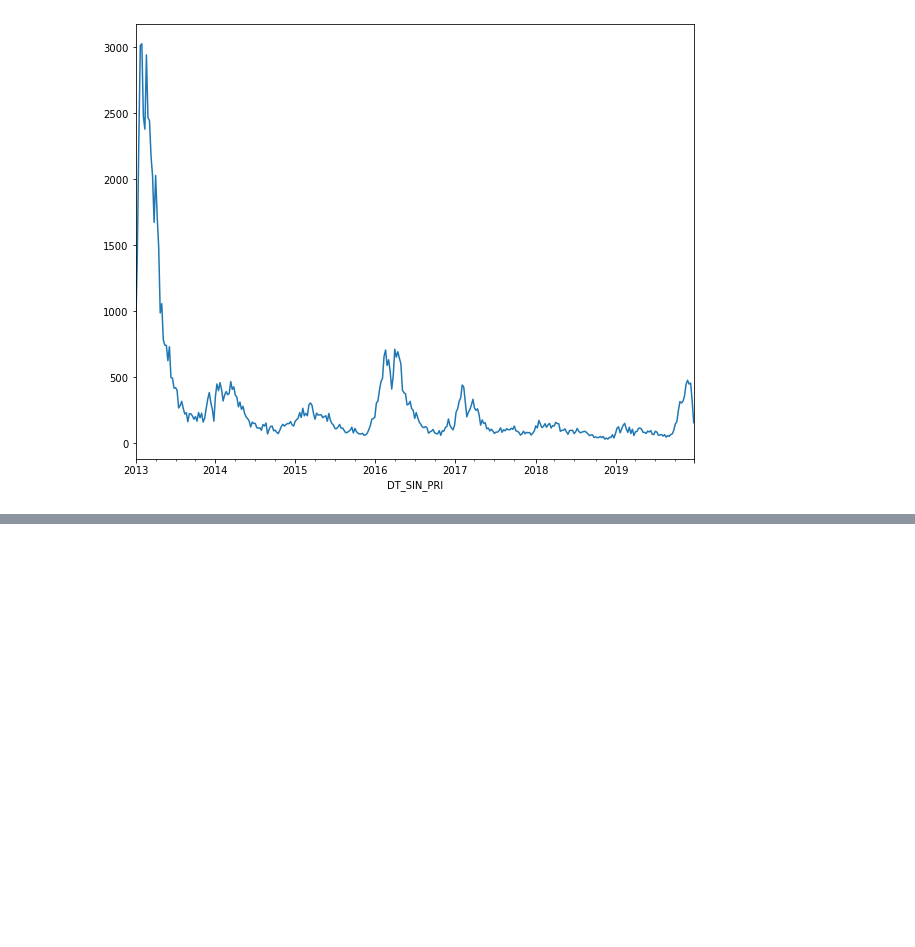
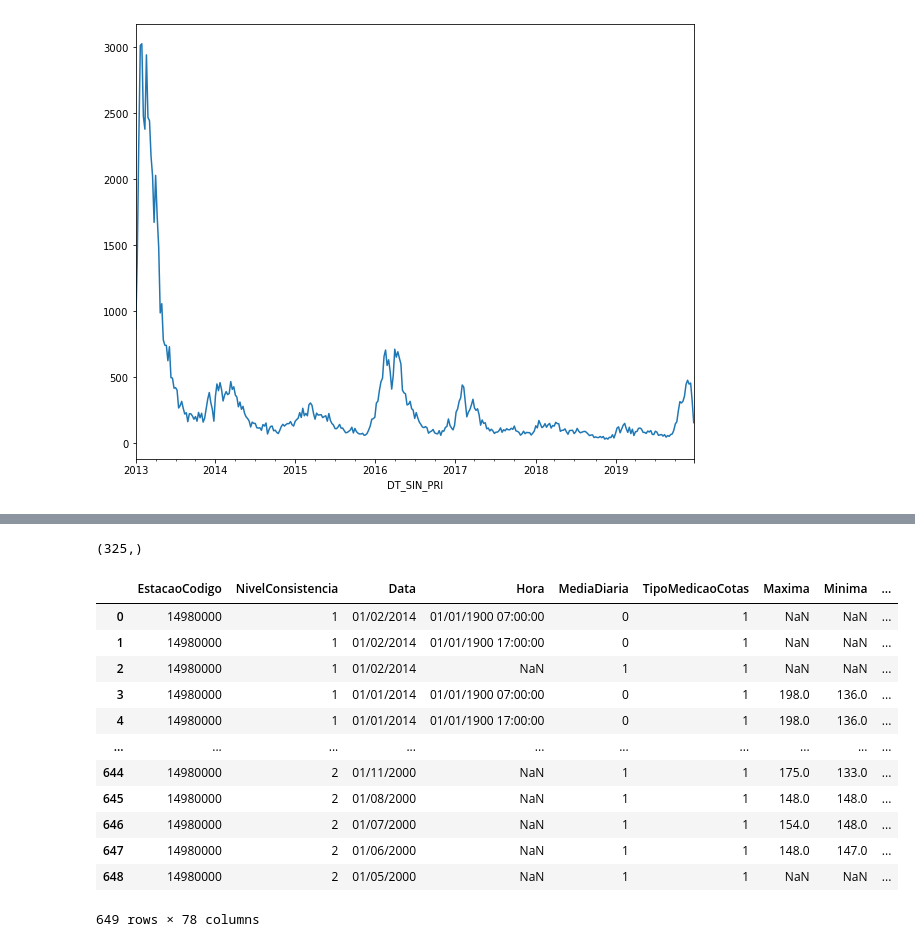
Before and after one commit to fccoelho/sistemas_dinamicos_aplicados, a Jupyter notebook: Sage/Causality in Dynamical Sysytems- Application.ipynb, the cells around one changed output, grey strips where cells are left out. Saved outputs shown, nothing was run; the diff lists cells and outputs as text; code cells hidden in the pictures; blank space fills up the shorter version.

```diff
--- a/Sage/Causality in Dynamical Sysytems- Application.ipynb
+++ b/Sage/Causality in Dynamical Sysytems- Application.ipynb
@@ -305,0 +368,21 @@ pylab.legend();
+# %%
+y.shape
+# %% [output]
+(325,)
+# %%
+nivagua = pd.read_csv('cotas.csv')
+nivagua
+# %% [output]
+|  | EstacaoCodigo | NivelConsistencia | Data | Hora | MediaDiaria | TipoMedicaoCotas | Maxima | Minima | ... |
+| 0 | 14980000 | 1 | 01/02/2014 | 01/01/1900 07:00:00 | 0 | 1 | NaN | NaN | ... |
+| 1 | 14980000 | 1 | 01/02/2014 | 01/01/1900 17:00:00 | 0 | 1 | NaN | NaN | ... |
+| 2 | 14980000 | 1 | 01/02/2014 | NaN | 1 | 1 | NaN | NaN | ... |
+| 3 | 14980000 | 1 | 01/01/2014 | 01/01/1900 07:00:00 | 0 | 1 | 198.0 | 136.0 | ... |
+| 4 | 14980000 | 1 | 01/01/2014 | 01/01/1900 17:00:00 | 0 | 1 | 198.0 | 136.0 | ... |
+| ... | ... | ... | ... | ... | ... | ... | ... | ... | ... |
+| 644 | 14980000 | 2 | 01/11/2000 | NaN | 1 | 1 | 175.0 | 133.0 | ... |
+| 645 | 14980000 | 2 | 01/08/2000 | NaN | 1 | 1 | 148.0 | 148.0 | ... |
+| 646 | 14980000 | 2 | 01/07/2000 | NaN | 1 | 1 | 154.0 | 148.0 | ... |
+| 647 | 14980000 | 2 | 01/06/2000 | NaN | 1 | 1 | 148.0 | 147.0 | ... |
+| 648 | 14980000 | 2 | 01/05/2000 | NaN | 1 | 1 | NaN | NaN | ... |
+649 rows × 78 columns
```
Also changed, not shown: parts of 48 cells of this notebook.
